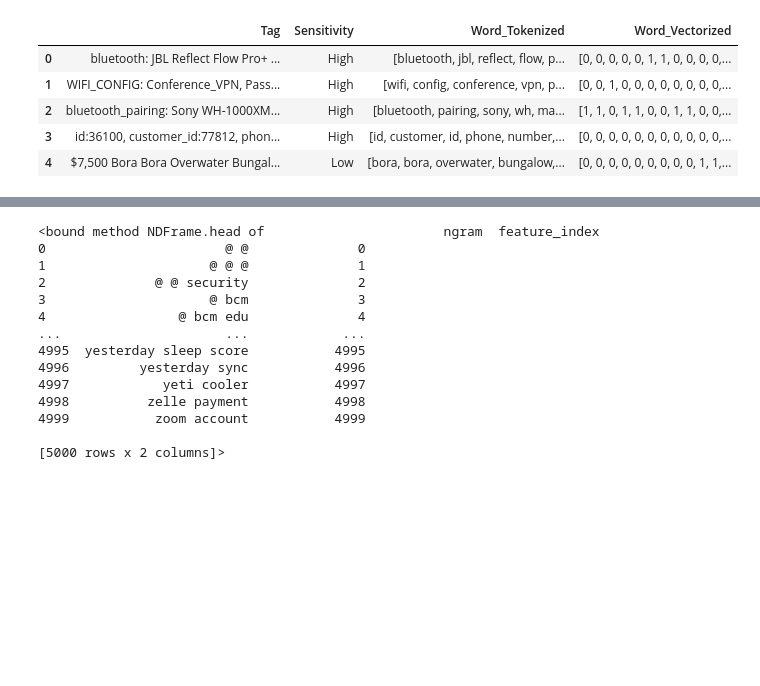
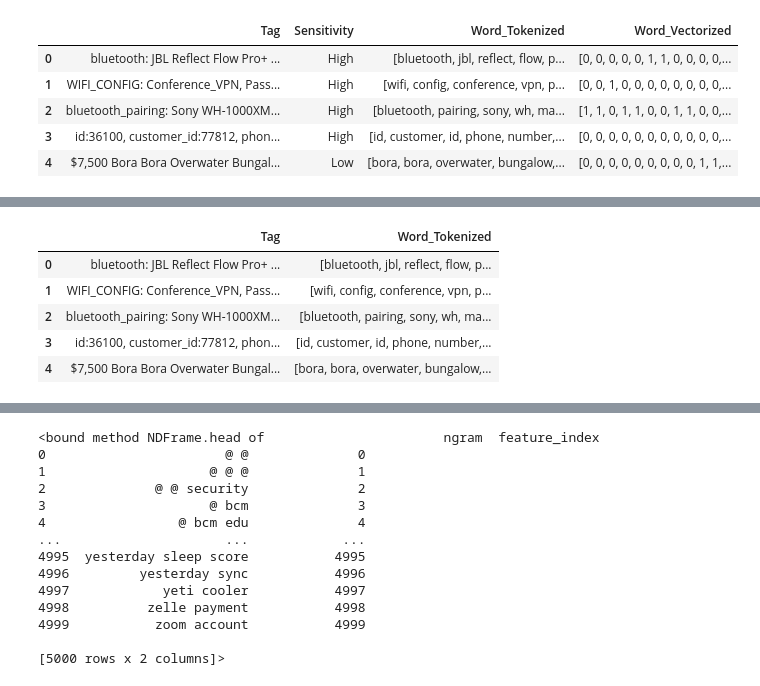
Before and after one commit to woshkrylle/NFCDataAPI, a Jupyter notebook: ModelTraining-1.ipynb, the cells around one changed output, grey strips where cells are left out. Cells and saved outputs as stored; diff of their text form; code cells hidden in the pictures; blank space fills up the shorter version.

```diff
--- a/ModelTraining-1.ipynb
+++ b/ModelTraining-1.ipynb
@@ -279,0 +242,9 @@ sample_df[['Tag', 'Sensitivity', 'Word_Tokenized', 'Word_NGrams', 'Word_Vectoriz
+# %%
+sample_df[['Tag', 'Word_Tokenized']]
+# %% [output]
+|  | Tag | Word_Tokenized |
+| 0 | bluetooth: JBL Reflect Flow Pro+ ... | [bluetooth, jbl, reflect, flow, p... |
+| 1 | WIFI_CONFIG: Conference_VPN, Pass... | [wifi, config, conference, vpn, p... |
+| 2 | bluetooth_pairing: Sony WH-1000XM... | [bluetooth, pairing, sony, wh, ma... |
+| 3 | id:36100, customer_id:77812, phon... | [id, customer, id, phone, number,... |
+| 4 | $7,500 Bora Bora Overwater Bungal... | [bora, bora, overwater, bungalow,... |
```
Also changed, not shown: parts of 18 cells of this notebook, 28 other files.
